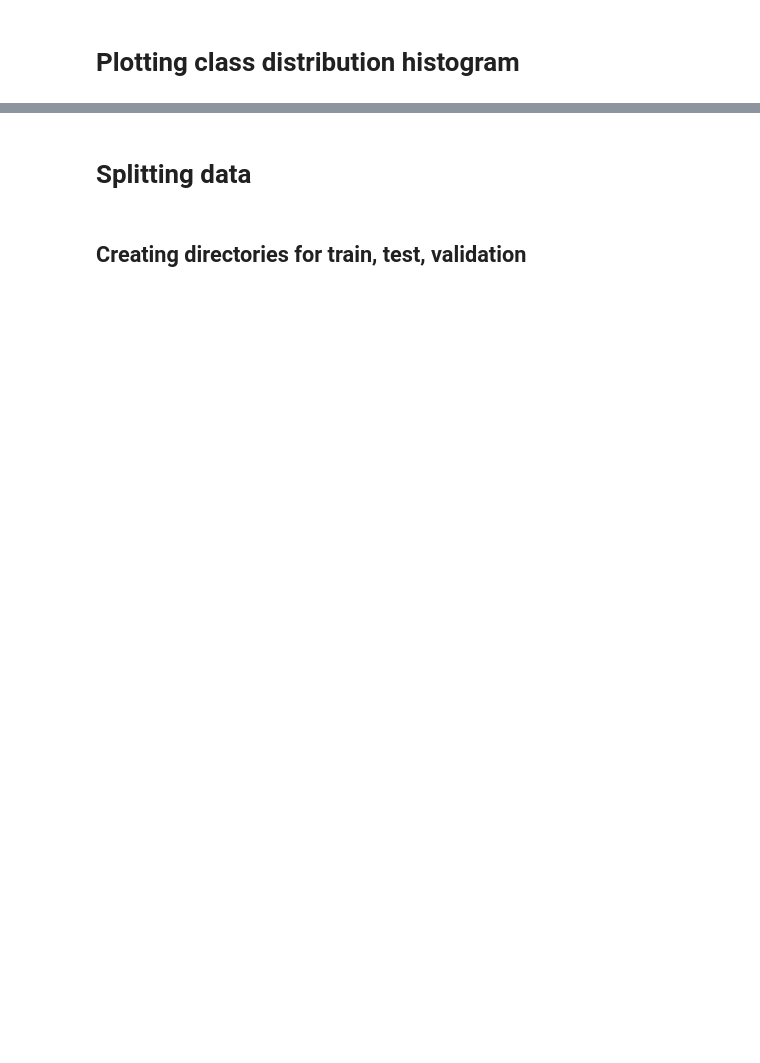
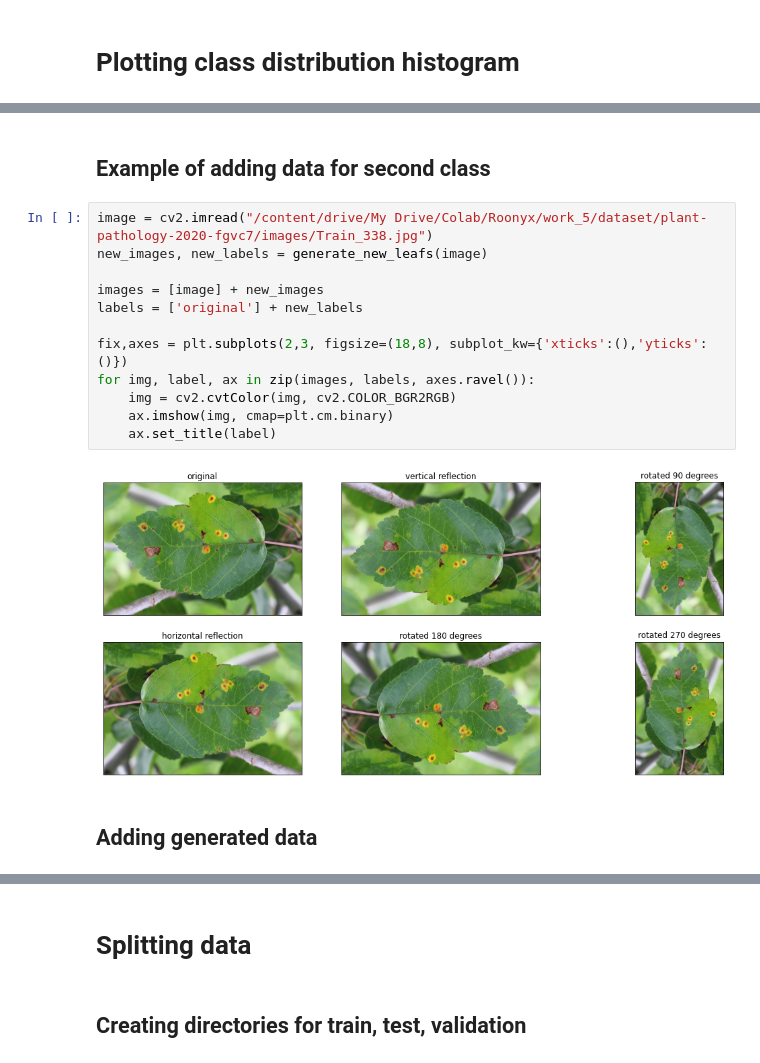
Before and after one commit to ArtemAvanesov/Roonyx-Labs, a Jupyter notebook: 5_colab.ipynb, the cells around one changed output, grey strips where cells are left out. Saved outputs shown, nothing was run; the diff lists cells and outputs as text; blank space fills up the shorter version.

```diff
--- a/5_colab.ipynb
+++ b/5_colab.ipynb
@@ -36,0 +92,18 @@ plt.legend(loc='best')
+# %% [markdown]
+## Example of adding data for second class
+# %%
+image = cv2.imread("/content/drive/My Drive/Colab/Roonyx/work_5/dataset/plant-pathology-2020-fgvc7/images/Train_338.jpg")
+new_images, new_labels = generate_new_leafs(image)
+
+images = [image] + new_images
+labels = ['original'] + new_labels
+
+fix,axes = plt.subplots(2,3, figsize=(18,8), subplot_kw={'xticks':(),'yticks':()})
+for img, label, ax in zip(images, labels, axes.ravel()):
+    img = cv2.cvtColor(img, cv2.COLOR_BGR2RGB)
+    ax.imshow(img, cmap=plt.cm.binary)
+    ax.set_title(label)
+# %% [output]
+[figure, added]
+# %% [markdown]
+## Adding generated data
```
Also changed, not shown: parts of 24 cells of this notebook.
